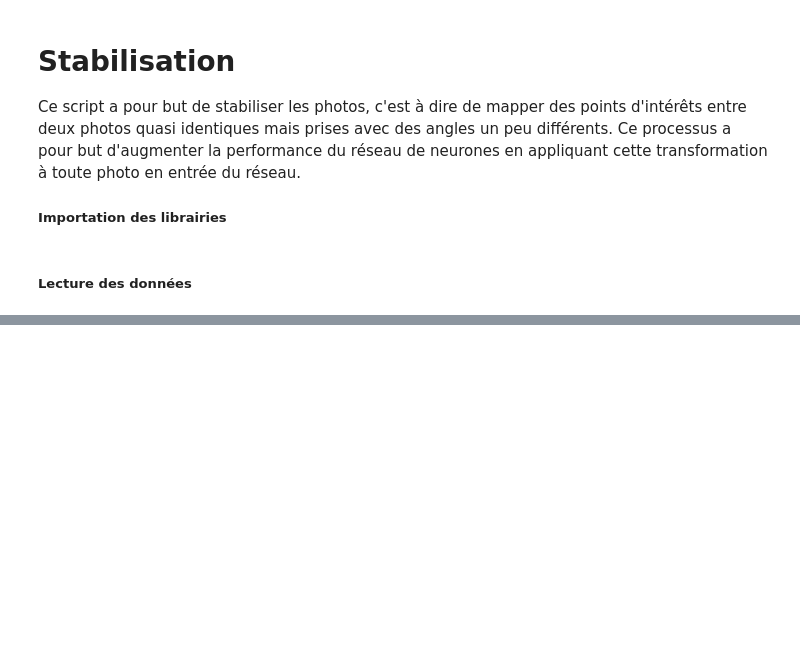
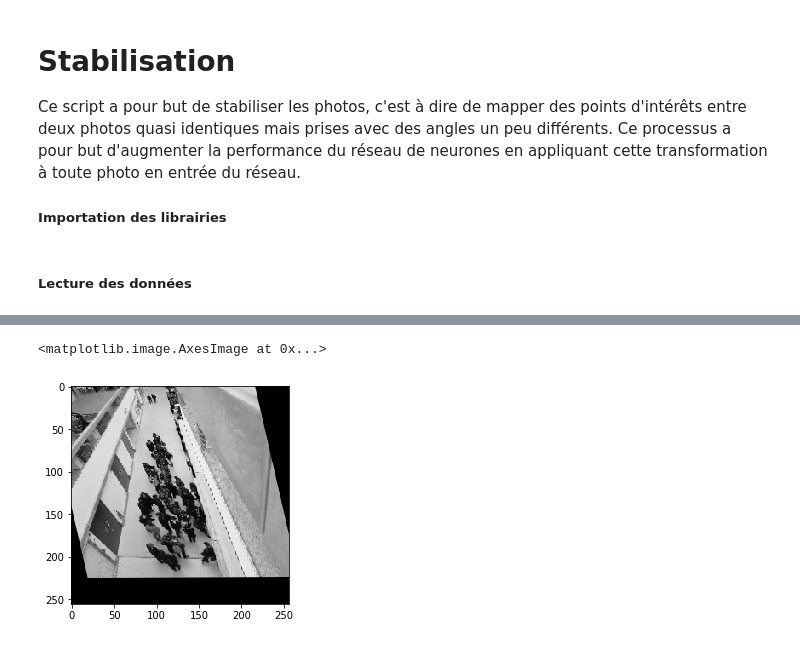
Before and after one commit to Erwandk/QueueDetection, a Jupyter notebook: code_projet/Stabilisation.ipynb, the cells around one changed output, grey strips where cells are left out. Saved outputs shown, nothing was run; the diff lists cells and outputs as text; code cells hidden in the pictures; blank space fills up the shorter version.

```diff
--- a/code_projet/Stabilisation.ipynb
+++ b/code_projet/Stabilisation.ipynb
@@ -95,0 +137,2 @@ def get_interest_point(img, display=False):
+# %%
+transform = cv2.estimateAffine2D(prev_pts, curr_pts, False)
@@ -95,0 +144,6 @@ def get_interest_point(img, display=False):
+# %%
+test = cv2.warpAffine(img_gray, transform[0], dsize=(256, 256))
+plt.imshow(test, cmap='gray')
+# %% [output]
+<matplotlib.image.AxesImage at 0x...>
+[figure, added]
```
Also changed, not shown: parts of 17 cells of this notebook.
